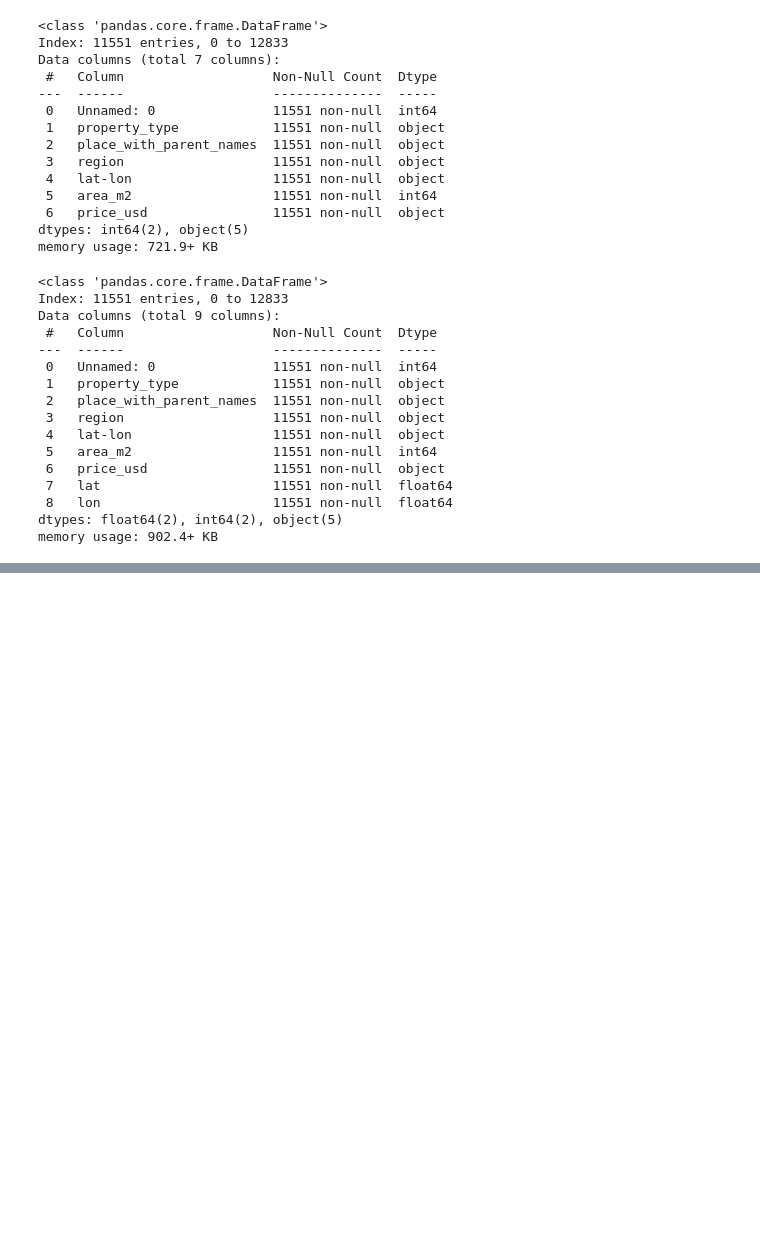
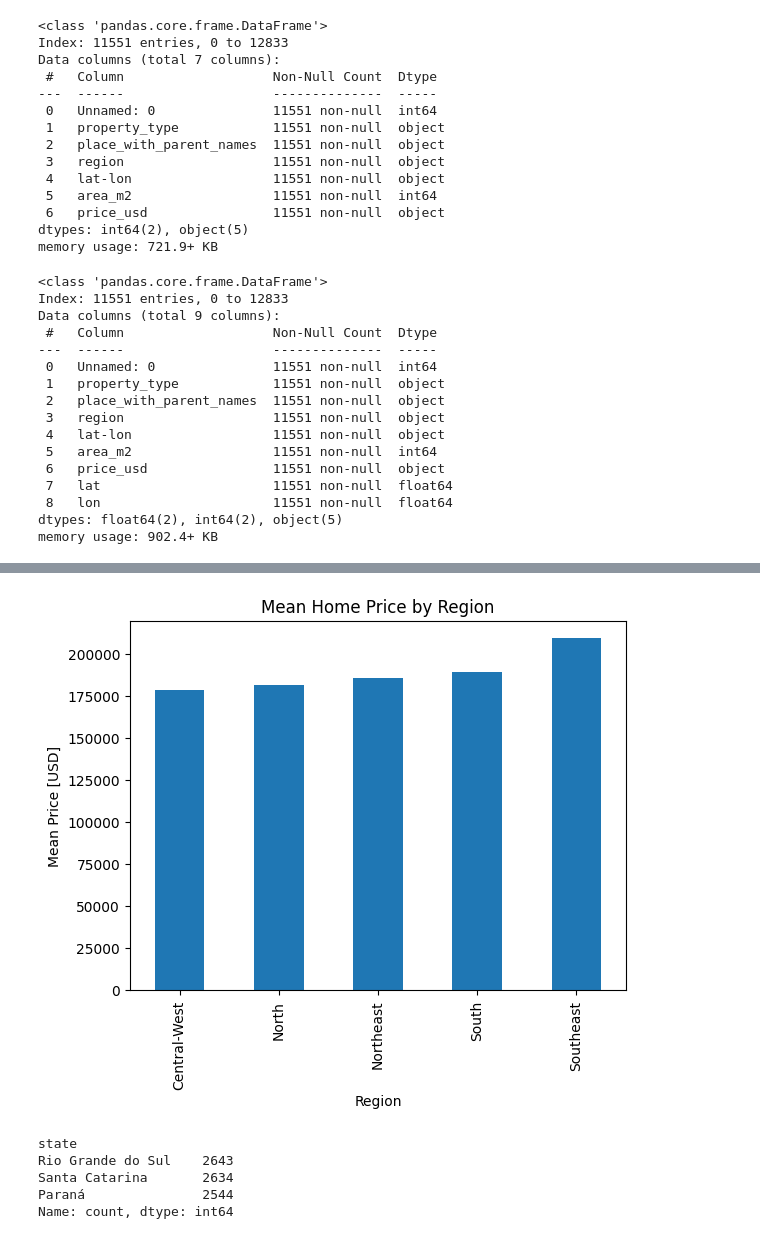
Before and after one commit to peter9949/Data_Science, a Jupyter notebook: housing-in-mexico/test.ipynb, the cells around one changed output, grey strips where cells are left out. Drawn from its saved outputs; the diff is of its cells as text; code cells hidden in the pictures; blank space fills up the shorter version.

```diff
--- a/housing-in-mexico/test.ipynb
+++ b/housing-in-mexico/test.ipynb
@@ -77,0 +169,24 @@ df1.drop(columns=["place_with_parent_names", "lat-lon"], inplace=True)
+# %%
+# mean home price in each region in Brazil
+mean_price_by_region = df.groupby("region")["price_usd"].mean().sort_values()
+mean_price_by_region
+mean_price_by_region.plot(
+    kind="bar",
+    xlabel= "Region",
+    ylabel= "Mean Price [USD]",
+    title= "Mean Home Price by Region"
+);
+plt.savefig("images/1-5-15.png", dpi=150)
+# %% [output]
+[figure, added]
+# %%
+#DataFrame df_south that contains all the homes from df that are in the "South" region.
+df_south = df[df["region"] == "South"]
+homes_by_state = df_south["state"].value_counts().head()
+homes_by_state.head()
+# %% [output]
+state
+Rio Grande do Sul    2643
+Santa Catarina       2634
+Paraná               2544
+Name: count, dtype: int64
```
Also changed, not shown: parts of 12 cells of this notebook, 5 other files.
